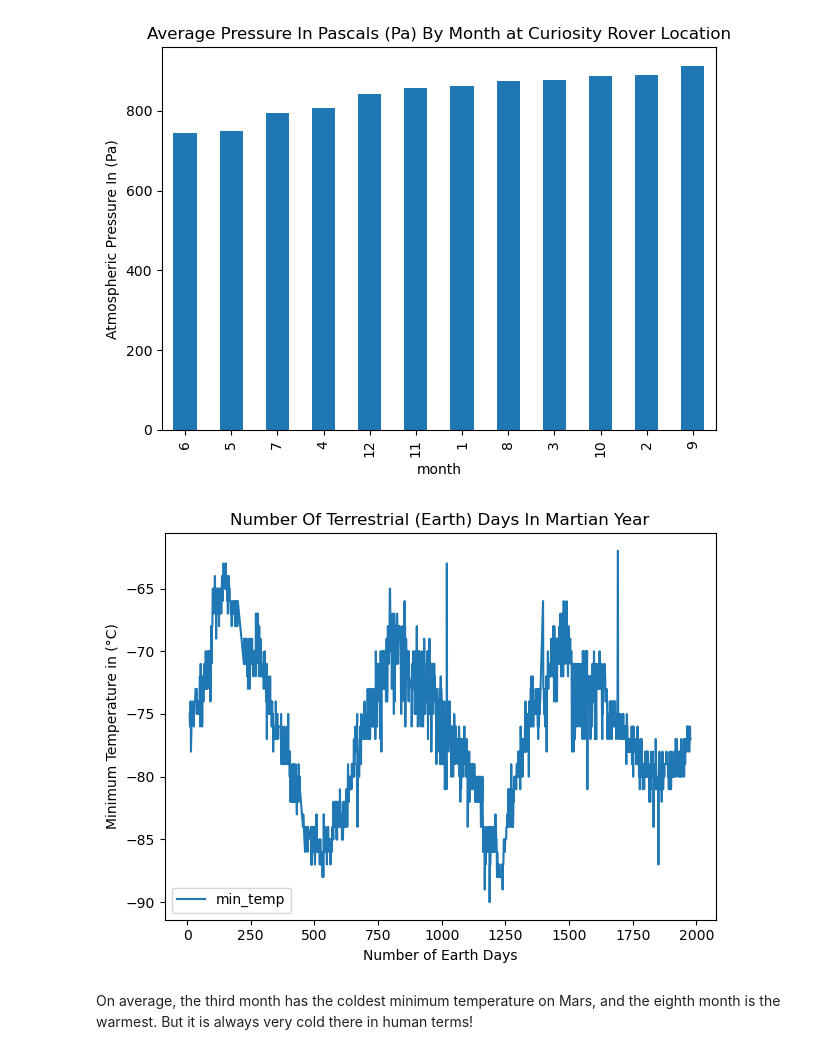
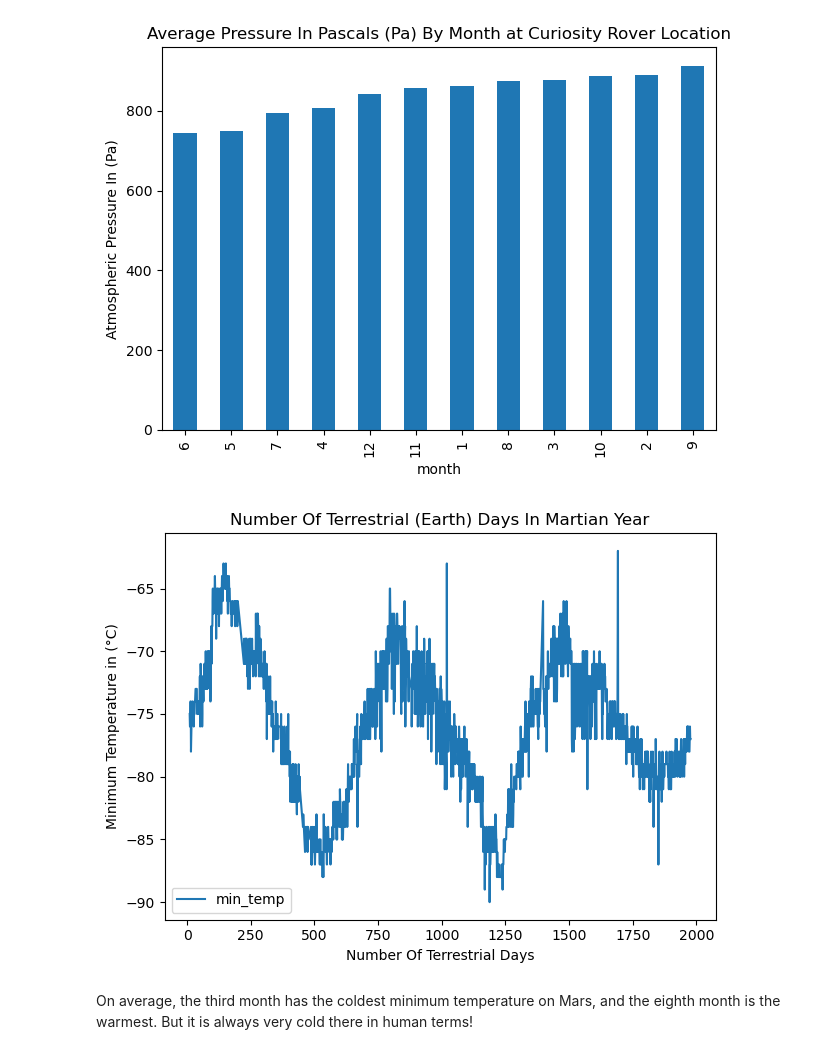
Before and after one commit to CJO100293/data-collection-challenge, a Jupyter notebook: part_2_mars_weather.ipynb, the cells around one changed output. Saved outputs shown, nothing was run; the diff lists cells and outputs as text; code cells hidden in the pictures.

```diff
--- a/part_2_mars_weather.ipynb
+++ b/part_2_mars_weather.ipynb
@@ -302,22 +302,22 @@ plt.show()
 # %%
 # 5. How many terrestrial (earth) days are there in a Martian year?
 # Getting values for plot
 x = 'sol'
 y = 'min_temp'
 earth_days = df.sort_values('sol')
 
 # Creating Plot
-earth_days.plot(x, y, xlabel = 'Number of Earth Days', ylabel = "Minimum Temperature in (°C)")
+earth_days.plot(x, y, xlabel = 'Number Of Terrestrial Days', ylabel = "Minimum Temperature in (°C)")
 
 # Setting title for the plot
 plt.title('Number Of Terrestrial (Earth) Days In Martian Year')
 
 # Save and display the plot
 plt.savefig("output_data/Images/earth_days-plot.png")
 plt.tight_layout()
 plt.show()
 # %% [output]
-[figure, old version]
+[figure, new version]
 # %% [markdown]
 On average, the third month has the coldest minimum temperature on Mars, and the eighth month is the warmest. But it is always very cold there in human terms!
 # %% [markdown]
```
Also changed, not shown: parts of 1 cell of this notebook.
